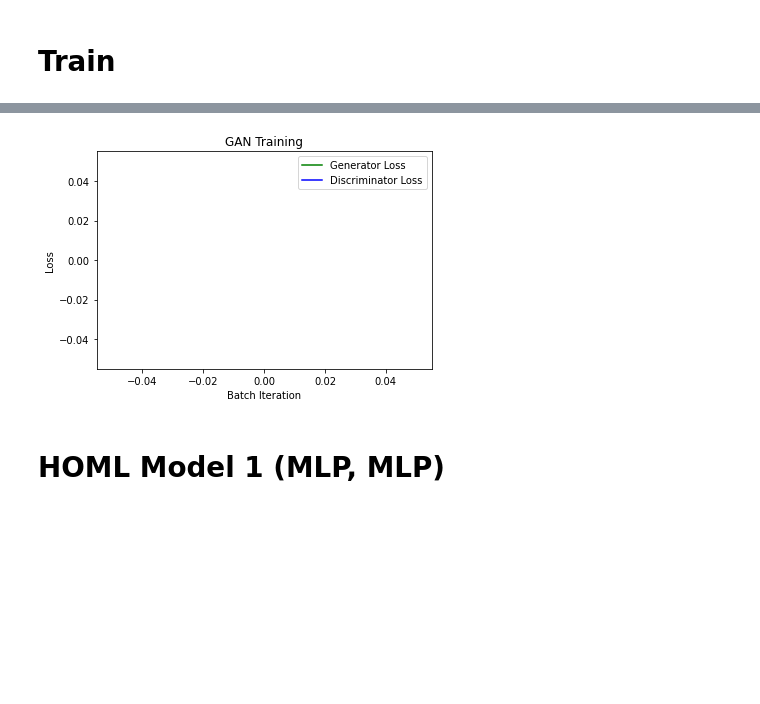
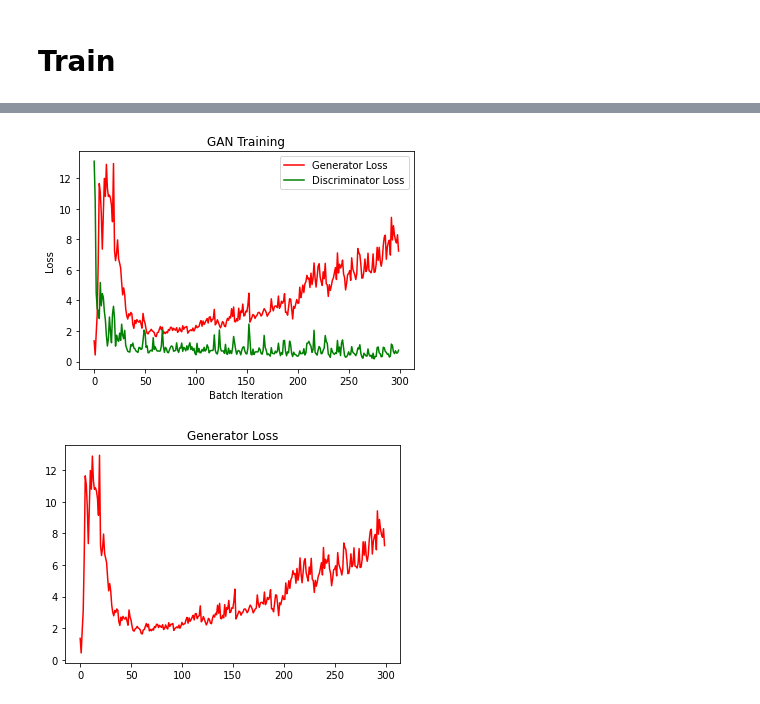
Before and after one commit to AliAkbarBadri/pokemon-gan, a Jupyter notebook: model.ipynb, the cells around one changed output, grey strips where cells are left out. Cells and saved outputs as stored; diff of their text form; code cells hidden in the pictures; blank space fills up the shorter version.

```diff
--- a/model.ipynb
+++ b/model.ipynb
@@ -68,8 +74,3 @@ def load_data(image_shape, batch_size):
         batch_size=batch_size,
         class_mode=None)
     return dataset_generator
-# %%
-dg = load_data(image_shape, batch_size)
-for id in range(5):
-  real_images = dg.next()
-  print(real_images)
@@ -125,11 +117,12 @@ def get_generator(image_shape,codings_size=100):
 def get_discriminator(image_shape):
     discriminator = keras.models.Sequential([
       keras.layers.Flatten(input_shape=image_shape,name="dis_flatten"),
-      keras.layers.Dense(150, activation="selu",name="dis_dense1"),
-      keras.layers.Dense(100, activation="selu",name="dis_dense2"),
+      keras.layers.Dense(1024, name="dis_dense1"),
+      keras.layers.LeakyReLU(alpha=0.2),
+      # keras.layers.Dense(512, name="dis_dense2"),
+      # keras.layers.LeakyReLU(alpha=0.2),
       keras.layers.Dense(1, activation="sigmoid",name="dis_dense3")
     ],name = "DISC_MODEL")
-    # discriminator.
     # optimizer = Adam(lr=0.0002, beta_1=0.5)
     discriminator.compile(loss='binary_crossentropy',optimizer="adam",metrics=None)
     return discriminator
@@ -276,8 +239,8 @@ data_size = 352
 batch_size = 32
 image_shape = (64, 64,3)
 coding_size = 100
-epochs = 200
-train(epochs, batch_size, image_shape)
+epochs = 300
+g_loss_all, d_loss_all = train(epochs, batch_size, image_shape)
 # %% [output]
 Model: "GEN_MODEL"
 _________________________________________________________________
@@ -299,3 +262 @@ gen_reshape (Reshape)        (None, 64, 64, 3)         0
-[figure, old version]
+[figure, new version]
-# %% [markdown]
-# HOML Model 1 (MLP, MLP)
@@ -394,0 +263,6 @@ def plot_image(image):
+# %%
+plt.plot(range(epochs), g_loss_all, color='red')
+plt.title("Generator Loss")
+plt.show()
+# %% [output]
+[figure, added]
```
Also changed, not shown: parts of 18 cells of this notebook.
